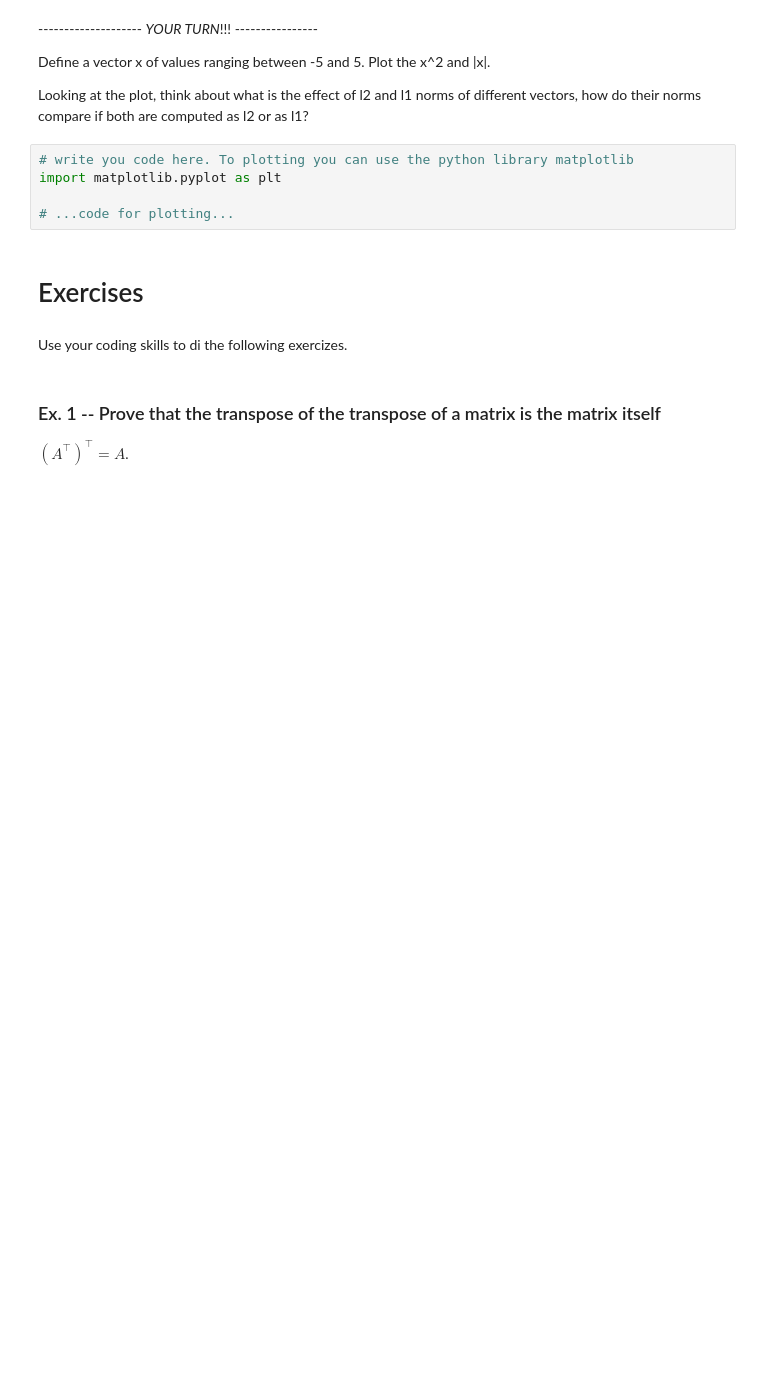
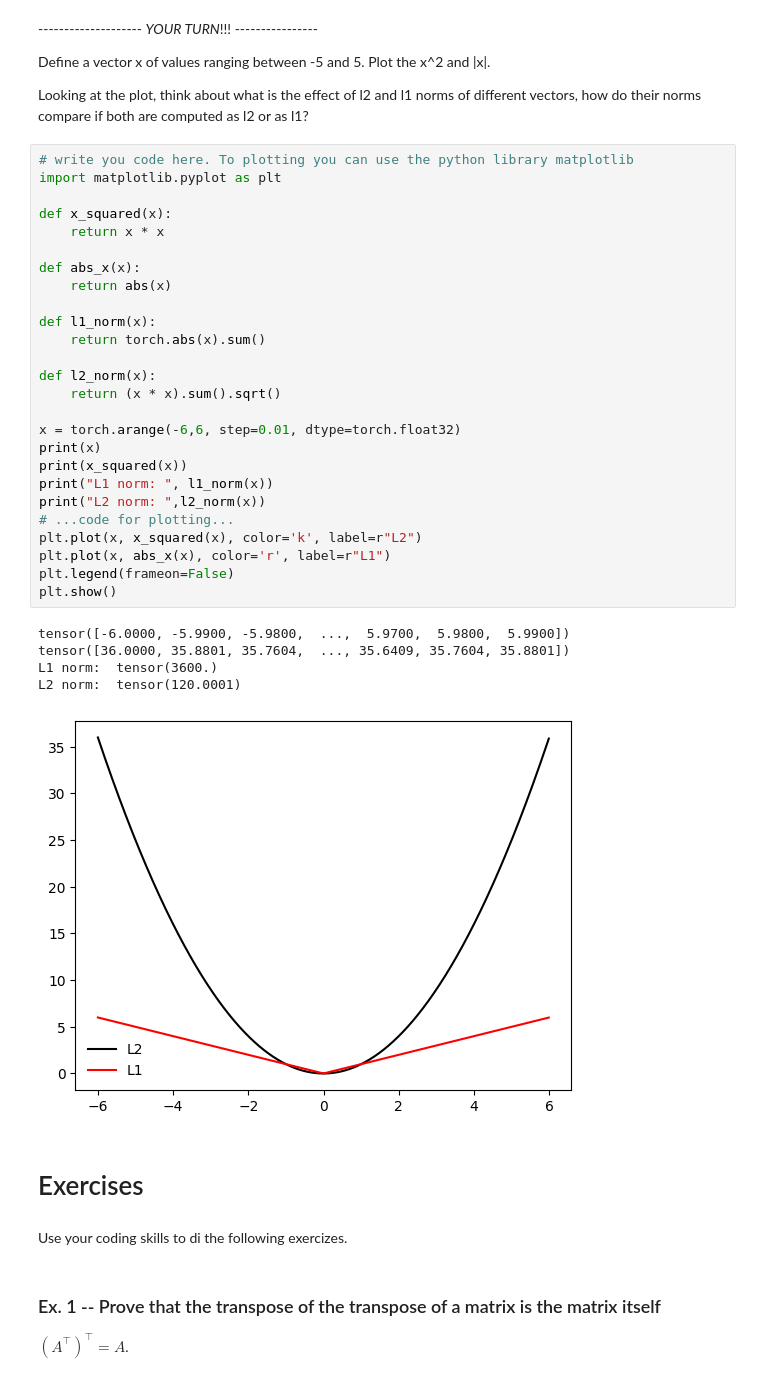
Before and after one commit to nmik/P-A_ML_Fall2025, a Jupyter notebook: Notebooks/1_PyTorch_and_Linear_Algebra.ipynb, the cells around one changed output. Saved outputs shown, nothing was run; the diff lists cells and outputs as text; blank space fills up the shorter version.

```diff
--- a/Notebooks/1_PyTorch_and_Linear_Algebra.ipynb
+++ b/Notebooks/1_PyTorch_and_Linear_Algebra.ipynb
@@ -405,8 +751,35 @@ Looking at the plot, think about what is the effect of l2 and l1 norms of differ
 # %%
 # write you code here. To plotting you can use the python library matplotlib
 import matplotlib.pyplot as plt
 
+def x_squared(x):
+    return x * x
+
+def abs_x(x):
+    return abs(x)
+
+def l1_norm(x):
+    return torch.abs(x).sum()
+
+def l2_norm(x):
+    return (x * x).sum().sqrt()
+
+x = torch.arange(-6,6, step=0.01, dtype=torch.float32)
+print(x)
+print(x_squared(x))
+print("L1 norm: ", l1_norm(x))
+print("L2 norm: ",l2_norm(x))
 # ...code for plotting...
+plt.plot(x, x_squared(x), color='k', label=r"L2")
+plt.plot(x, abs_x(x), color='r', label=r"L1")
+plt.legend(frameon=False)
+plt.show()
+# %% [output]
+tensor([-6.0000, -5.9900, -5.9800,  ...,  5.9700,  5.9800,  5.9900])
+tensor([36.0000, 35.8801, 35.7604,  ..., 35.6409, 35.7604, 35.8801])
+L1 norm:  tensor(3600.)
+L2 norm:  tensor(120.0001)
+[figure, added]
 # %% [markdown]
 # Exercises
 # %% [markdown]
```
Also changed, not shown: parts of 60 cells of this notebook.
